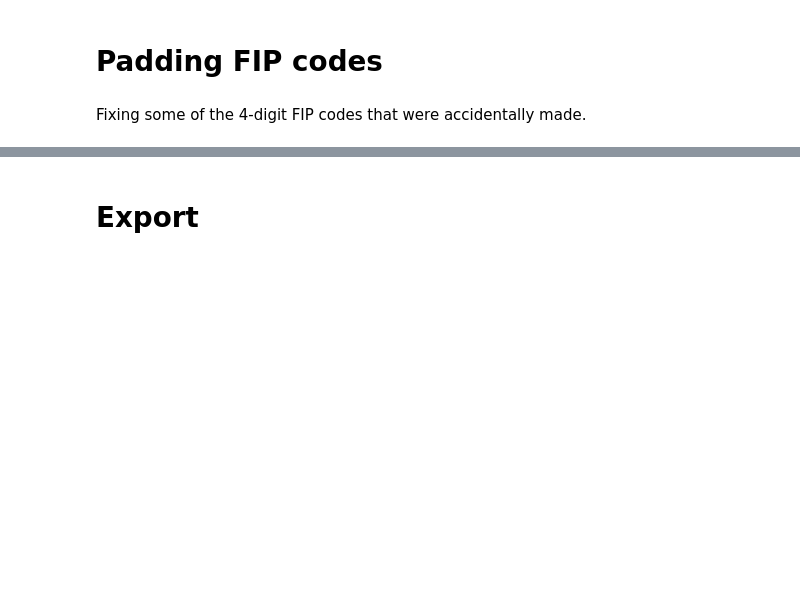
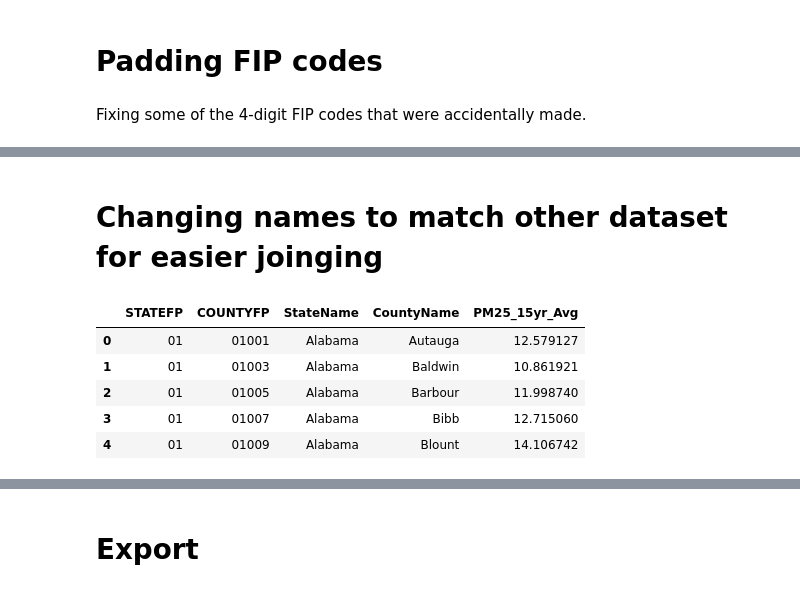
Before and after one commit to Quinnj06/APDataFinal, a Jupyter notebook: Air Quality/AirQualityCleaning.ipynb, the cells around one changed output, grey strips where cells are left out. Saved outputs shown, nothing was run; the diff lists cells and outputs as text; code cells hidden in the pictures; blank space fills up the shorter version.

```diff
--- a/Air Quality/AirQualityCleaning.ipynb
+++ b/Air Quality/AirQualityCleaning.ipynb
@@ -235,0 +238,13 @@ avg_pm25[avg_pm25['CountyFips'] == 9015]
+# %% [markdown]
+# Changing names to match other dataset for easier joinging
+# %%
+avg_pm25 = avg_pm25.rename(columns = {'CountyFips' : 'COUNTYFP', 'StateFips' : 'STATEFP'})
+
+avg_pm25.head()
+# %% [output]
+|  | STATEFP | COUNTYFP | StateName | CountyName | PM25_15yr_Avg |
+| 0 | 01 | 01001 | Alabama | Autauga | 12.579127 |
+| 1 | 01 | 01003 | Alabama | Baldwin | 10.861921 |
+| 2 | 01 | 01005 | Alabama | Barbour | 11.998740 |
+| 3 | 01 | 01007 | Alabama | Bibb | 12.715060 |
+| 4 | 01 | 01009 | Alabama | Blount | 14.106742 |
```
Also changed, not shown: parts of 9 cells of this notebook, 3 other files.
